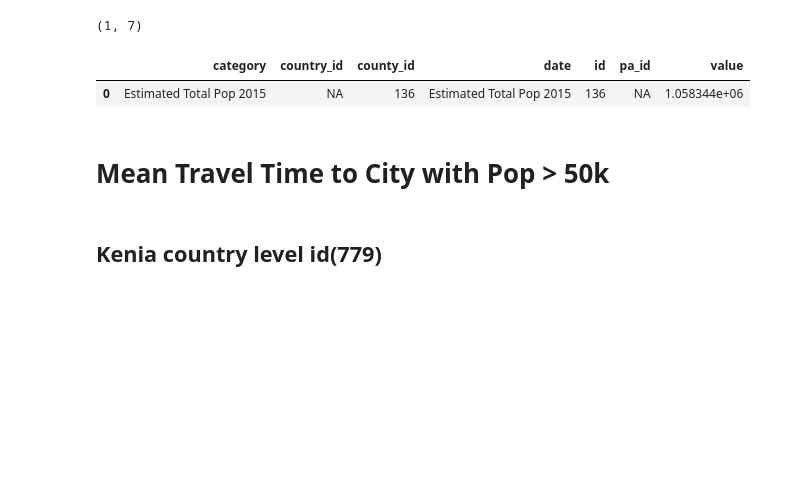
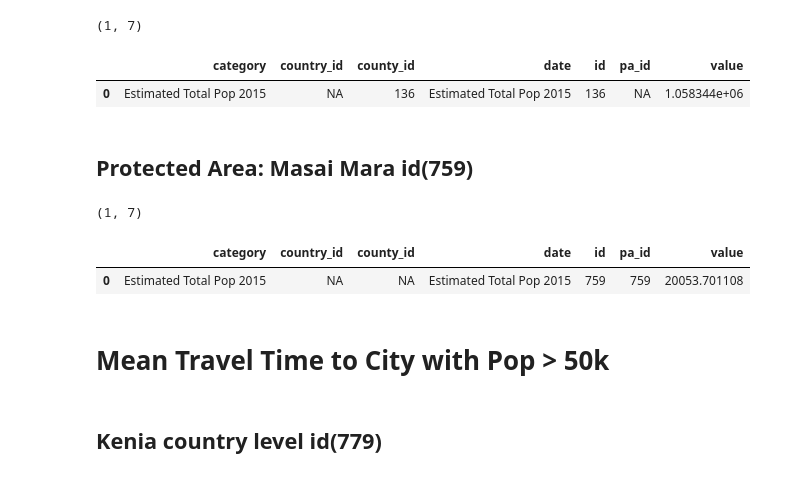
Before and after one commit to Vizzuality/notebooks, a Jupyter notebook: Kenia-dashboard/dashboard-exploration.ipynb, the cells around one changed output. Cells and saved outputs as stored; diff of their text form; code cells hidden in the pictures; blank space fills up the shorter version.

```diff
--- a/Kenia-dashboard/dashboard-exploration.ipynb
+++ b/Kenia-dashboard/dashboard-exploration.ipynb
@@ -442,6 +517,16 @@ display(data.head(2))
 (1, 7)
 |  | category | country_id | county_id | date | id | pa_id | value |
 | 0 | Estimated Total Pop 2015 | NA | 136 | Estimated Total Pop 2015 | 136 | NA | 1.058344e+06 |
+# %% [markdown]
+## Protected Area: Masai Mara id(759)
+# %%
+data = get_api_call("with r as (SELECT category, country_id, county_id, id, pa_id, value, regexp_split_to_array(category, '_') as date FROM indicators_landcover where category in ('Estimated Total Pop 2015')) select category, country_id, county_id, id, pa_id, value, date[array_upper(date,1)] from r where id=759 order by date desc")
+print(data.shape)
+display(data.head(2))
+# %% [output]
+(1, 7)
+|  | category | country_id | county_id | date | id | pa_id | value |
+| 0 | Estimated Total Pop 2015 | NA | NA | Estimated Total Pop 2015 | 759 | 759 | 20053.701108 |
 # %% [markdown]
 # Mean Travel Time to City with Pop > 50k
 # %% [markdown]
```
Also changed, not shown: parts of 19 cells of this notebook.
